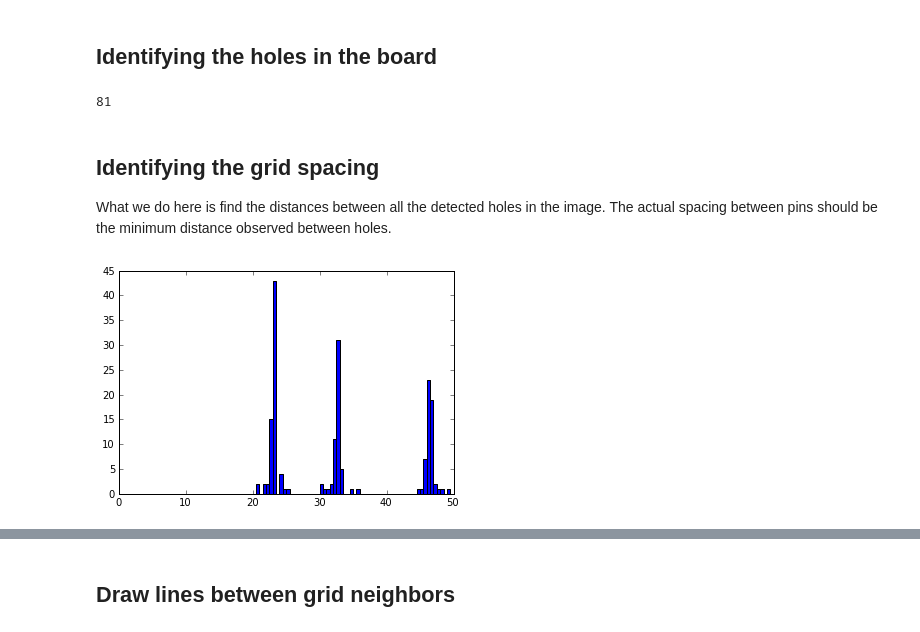
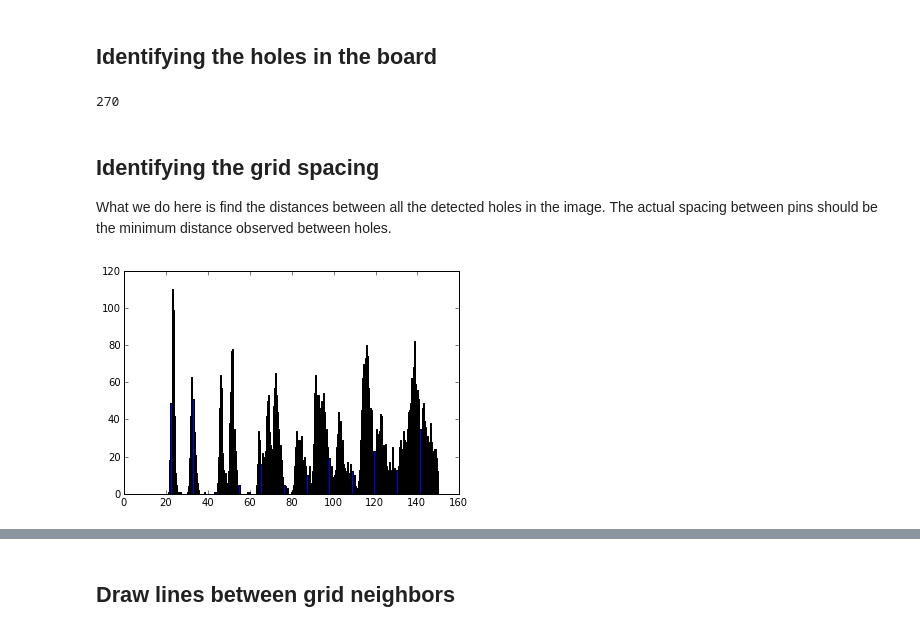
Before and after one commit to mprat/breadboard-to-pcb, a Jupyter notebook: cv_exploration.ipynb, the cells around one changed output, grey strips where cells are left out. Cells and saved outputs as stored; diff of their text form; code cells hidden in the pictures.

```diff
--- a/cv_exploration.ipynb
+++ b/cv_exploration.ipynb
@@ -18,8 +16,31 @@ sbd = cv2.SimpleBlobDetector(sbd_params)
+# %%
+sbd_params = cv2.SimpleBlobDetector_Params()
+sbd_params = cv2.SimpleBlobDetector_Params()
+sbd_params.blobColor = 0
+sbd_params.filterByArea = True
+sbd_params.filterByCircularity = False
+sbd_params.filterByColor = True
+sbd_params.filterByConvexity = False
+sbd_params.filterByInertia = False
+sbd_params.maxArea = 100
+sbd_params.minArea = 10
+sbd_params.maxCircularity = 0
+sbd_params.minCircularity = 0
+sbd_params.maxConvexity = 0
+sbd_params.minConvexity = 0
+sbd_params.maxInertiaRatio = 0
+sbd_params.minInertiaRatio = 0
+sbd_params.maxThreshold = 100
+sbd_params.minThreshold = 10
+sbd_params.minDistBetweenBlobs = 10
+sbd_params.minRepeatability = 2
+sbd_params.thresholdStep = 10
+sbd = cv2.SimpleBlobDetector(sbd_params)
 # %%
 keypoints = sbd.detect(cvimg)
 print len(keypoints)
 # %% [output]
-81
+270
 # %%
 blobs = cvimg.copy()
 for kp in keypoints:
@@ -31,11 +52,11 @@ What we do here is find the distances between all the detected holes in the imag
 # %%
 dists = np.zeros((len(keypoints),len(keypoints)))
 kps = [np.array(p.pt) for p in keypoints]
 for j, pj in enumerate(kps):
     for k, pk in enumerate(kps):
         dists[j,k] = np.linalg.norm(pj - pk)
 upper = np.triu(dists)
 flat = np.array([x for x in upper.reshape((-1,1)) if x > 1])
-n, bins, patches = hist(flat, range=(0,50), bins=100)
+n_dist, bins, patches = hist(flat, range=(0,150), bins=300)
 # %% [output]
-[figure, old version]
+[figure, new version]
```
Also changed, not shown: parts of 13 cells of this notebook.
